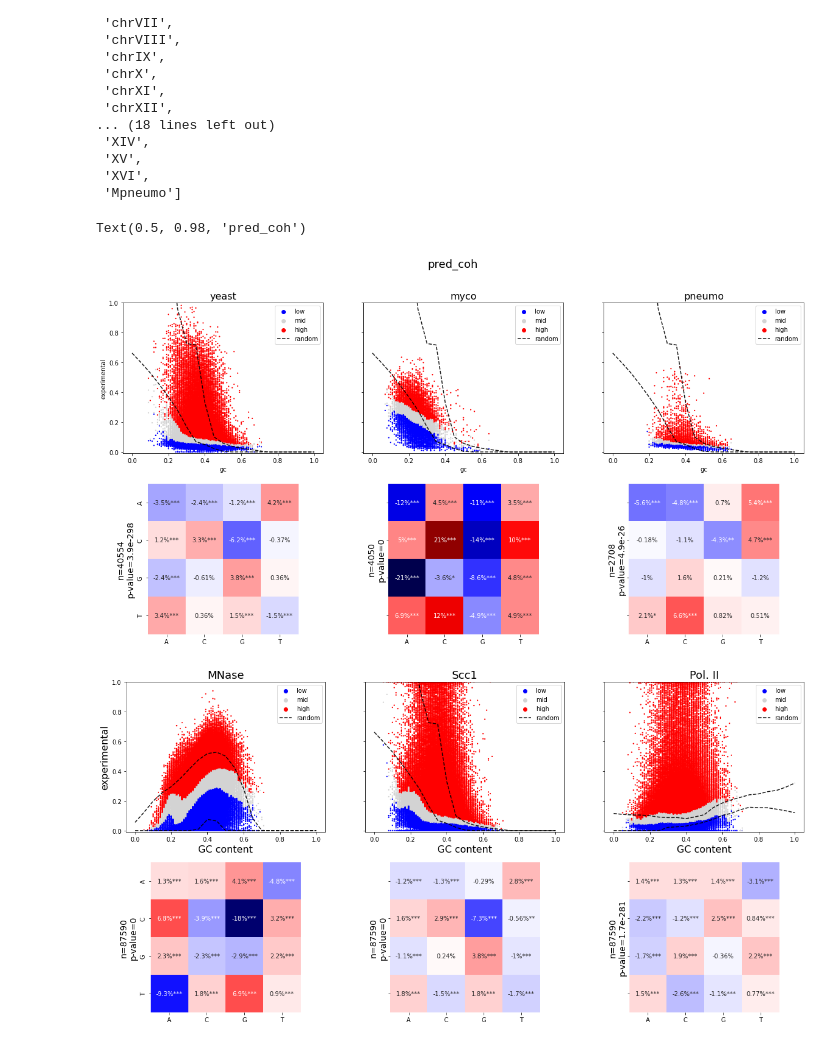
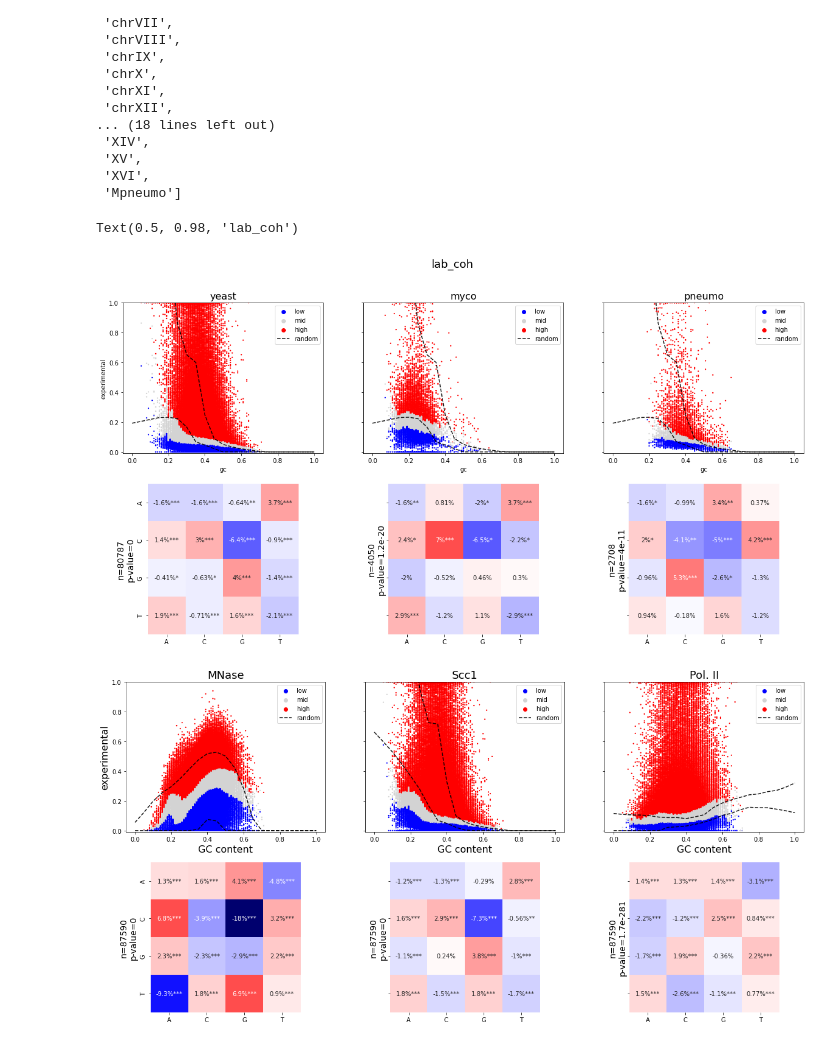
Before and after one commit to Alexwestbrook/mnhn-internship_DeepCNN_ChIP-seq, a Jupyter notebook: Exogenous_yeast.ipynb, the cells around one changed output. Cells and saved outputs as stored; diff of their text form; code cells hidden in the pictures.

```diff
--- a/Exogenous_yeast.ipynb
+++ b/Exogenous_yeast.ipynb
@@ -590,6 +590,17 @@ preds_coh_rand = np.load(Path(data_dir, species, 'results', 'random_seqs', f'pre
 preds_pol_rand = np.load(Path(data_dir, species, 'results', 'random_seqs', f'preds_myco_pneu_17_pol_random_strictGCrange_indep_32.npy'))
 n_gcs = len(preds_nuc_rand)
 gcs = np.linspace(0, 1, n_gcs)
+# %%
+preds_nuc2_rand = np.load(Path(data_dir, species, 'results', 'random_seqs', f'preds_myco_pneu_2_rep2_nucleosome_random_strictGCrange_indep_10000.npy'))
+preds_coh2_rand = np.load(Path(data_dir, species, 'results', 'random_seqs', f'preds_myco_pneu_14_rep2_cohesine_random_strictGCrange_indep_32.npy'))
+preds_pol2_rand = np.load(Path(data_dir, species, 'results', 'random_seqs', f'preds_myco_pneu_17_rep2_pol_random_strictGCrange_indep_32.npy'))
+preds_nuc3_rand = np.load(Path(data_dir, species, 'results', 'random_seqs', f'preds_myco_pneu_2_rep3_nucleosome_random_strictGCrange_indep_10000.npy'))
+preds_coh3_rand = np.load(Path(data_dir, species, 'results', 'random_seqs', f'preds_myco_pneu_14_rep3_cohesine_random_strictGCrange_indep_32.npy'))
+preds_pol3_rand = np.load(Path(data_dir, species, 'results', 'random_seqs', f'preds_myco_pneu_17_rep3_pol_random_strictGCrange_indep_32.npy'))
+# %%
+preds_nuc_rand_reps = np.hstack([preds_nuc_rand, preds_nuc2_rand, preds_nuc3_rand])
+preds_coh_rand_reps = np.hstack([preds_coh_rand, preds_coh2_rand, preds_coh3_rand])
+preds_pol_rand_reps = np.hstack([preds_pol_rand, preds_pol2_rand, preds_pol3_rand])
 # %%
 preds_rand_myco_coh = preds_coh_rand.reshape(21, 2, -1, 256)[:, 0, :, :]
 preds_rand_pneu_coh = preds_coh_rand.reshape(21, 2, -1, 256)[:, 1, :, :]
@@ -623,21 +634,25 @@ nrow = 2
 ncol = 3
 fmts = ['bs', 'rs', 'gs']
 annots = ['nucleosome', 'cohesine', 'pol']
-ylabels = ['retrained models', 'sigmoid models']
+ylabels = ['myco models', 'pneumo models']
 fig, axes = plt.subplots(nrow, ncol, sharey='col', figsize=(20, 8), facecolor='w')
 for col in range(ncol):
     axes[0, col].set_title(annots[col])
 for row in range(nrow):
     if row == 0:
-        preds_nuc, preds_coh, preds_pol = preds_nuc_rand, preds_coh_rand, preds_pol_rand
-        n_reps = [2, 2, 2]
+        preds_nuc, preds_coh, preds_pol = preds_nuc_rand_reps, preds_coh_rand_reps, preds_pol_rand_reps
+        n_reps = [3, 3, 3]
     elif row == 1:
-        preds_nuc, preds_coh, preds_pol = preds_nuc_rand4, preds_coh_rand25, preds_pol_rand25
-        n_reps = [2, 2, 2]
+        preds_nuc, preds_coh, preds_pol = preds_nuc_rand_reps, preds_coh_rand_reps, preds_pol_rand_reps
+        n_reps = [3, 3, 3]
     # elif row == 1:
     #     preds_nuc, preds_coh, preds_pol = preds_nuc_rand_etienne, preds_coh_rand_etienne, preds_pol_rand_etienne
     #     n_reps = [3, 3, 3]
     for col, (preds, n_rep) in enumerate(zip([preds_nuc, preds_coh, preds_pol], n_reps)):
+        if row == 0:
+            preds = preds.reshape(21, 6, -1)[:, ::2, :].reshape(21, -1)
+        elif row == 1:
+            preds = preds.reshape(21, 6, -1)[:, 1::2, :].reshape(21, -1)
         axes[row, col].errorbar(gcs, y=preds.mean(axis=1), yerr=preds.std(axis=1), fmt='ks', alpha=0.9, label='all_reps', capsize=2)
         means = preds.reshape(n_gcs, n_rep, -1).mean(axis=2)
         stds = preds.reshape(n_gcs, n_rep, -1).std(axis=2)
@@ -1238,7 +1221,7 @@ list(one_hots.keys())
  'XVI',
  'Mpneumo']
 # %%
-binsize = 2000
+binsize = 100
 ks = [2, 1] # [] #
 signals_lab = {
     'lab_nuc': labels_nuc,
@@ -1290,18 +1273,19 @@ except ValueError:
     window_pneu.loc[:, list(window_pneu_seps.keys())] = pd.DataFrame(window_pneu_seps)
     window_full.loc[:, list(window_full_seps.keys())] = pd.DataFrame(window_full_seps)
 # %%
-annot = 'pred_coh'
+annot = 'lab_coh'
 k = 2
 stars_thres = np.array([0.05, 1e-2, 1e-3, -1]).reshape(1, -1)
 fig, axes = plt.subplots(2, 3, sharey='row', figsize=(20, 10), facecolor='w')
 if annot[-3:] == 'nuc':
-    rand_preds = preds_nuc_rand.reshape(n_gcs, -1)
+    rand_preds = preds_nuc_rand_reps
 elif annot[-3:] == 'coh':
-    rand_preds = preds_coh_rand.reshape(n_gcs, -1)
+    rand_preds = preds_coh_rand_reps
 elif annot[-3:] == 'pol':
-    rand_preds = preds_pol_rand.reshape(n_gcs, -1)
+    rand_preds = preds_pol_rand_reps
 else:
     raise ValueError(f"annot can't be {annot}")
+# rand_preds = rand_preds.reshape(21, 6, -1)[:, ::2, :].reshape(21, -1)
 qmin, qmax = np.quantile(rand_preds, [0.05, 0.95], axis=1)
 titles = ['yeast', 'myco', 'pneumo']
 for j, title in enumerate(titles):
@@ -1318,35 +1302,35 @@ for j, (window_df, window_one_hot) in enumerate([(window_yeast, window_one_hot_y
 
     low_mask = window_df.loc[:, f'sep_{annot}'] == 'low'
     high_mask = window_df.loc[:, f'sep_{annot}'] == 'high'
     df_low = utils.kmer_counts(window_one_hot[low_mask], k, includeN=False)
     df_high = utils.kmer_counts(window_one_hot[high_mask], k, includeN=False)
     df_pvals = pd.Series(
         0.,
         index=df_low.index)
     for kmer in df_low.index:
         df_pvals.loc[kmer] = scipy.stats.chi2_contingency(
             [[df_high.loc[kmer], df_high.loc[df_high.index!=kmer].sum()],
              [df_low.loc[kmer], df_low.loc[df_low.index!=kmer].sum()]]
         )[1]
     global_pval = scipy.stats.chi2_contingency(pd.concat([df_high, df_low], axis=1))[1]
     df_pvals2D = df_pvals.sort_index()
 
     df_percdiff = (df_high - df_low) / (df_high + df_low) * 200
     df_percdiff2D = df_percdiff.sort_index()
 
     stars = np.argmax(df_pvals2D.to_numpy().reshape(16, 1) > stars_thres, axis=1)
     annotation = np.array([f"{format(v, '.2g')}%" + "*"*s for v, s in zip(df_percdiff2D.values, stars)]).reshape(4, 4)
     sns.heatmap(df_percdiff2D.unstack(), cmap='seismic', annot=annotation, fmt='', ax=axes[1, j], center=0, vmax=20, cbar=False, square=True)
     lab = (f'n={low_mask.sum()}\n'
            f'p-value={format(global_pval, ".2g")}')
     axes[1, j].set_ylabel(lab, fontsize=14)
 
 axes[0, 1].set_ylim(bottom=-0.01, top=1)
 axes[0, 0].set_ylabel('experimental')
 fig.suptitle(annot, fontsize=18)
 # %% [output]
-Text(0.5, 0.98, 'pred_coh')
+Text(0.5, 0.98, 'lab_coh')
-[figure, old version]
+[figure, new version]
 # %%
 k = 2
 stars_thres = np.array([0.05, 1e-2, 1e-3, -1]).reshape(1, -1)
```
Also changed, not shown: parts of 8 cells of this notebook, 2 other files.
